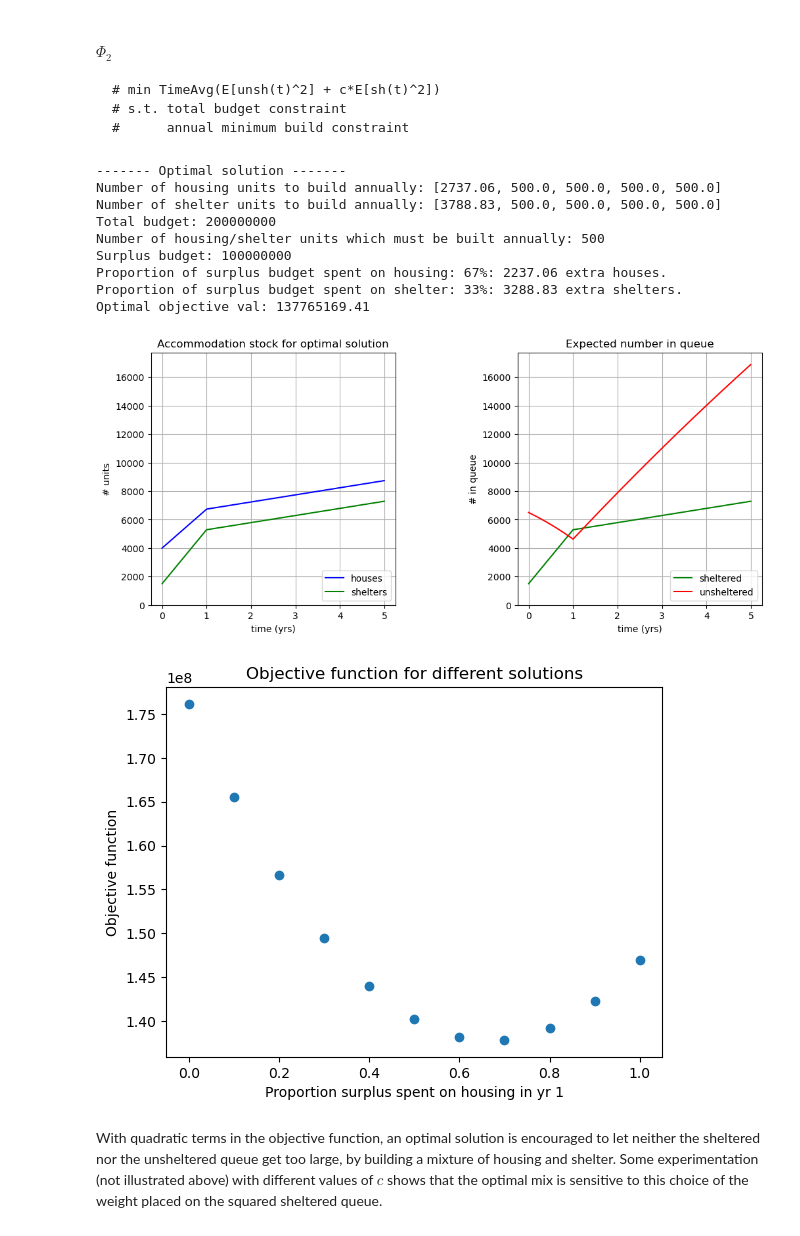
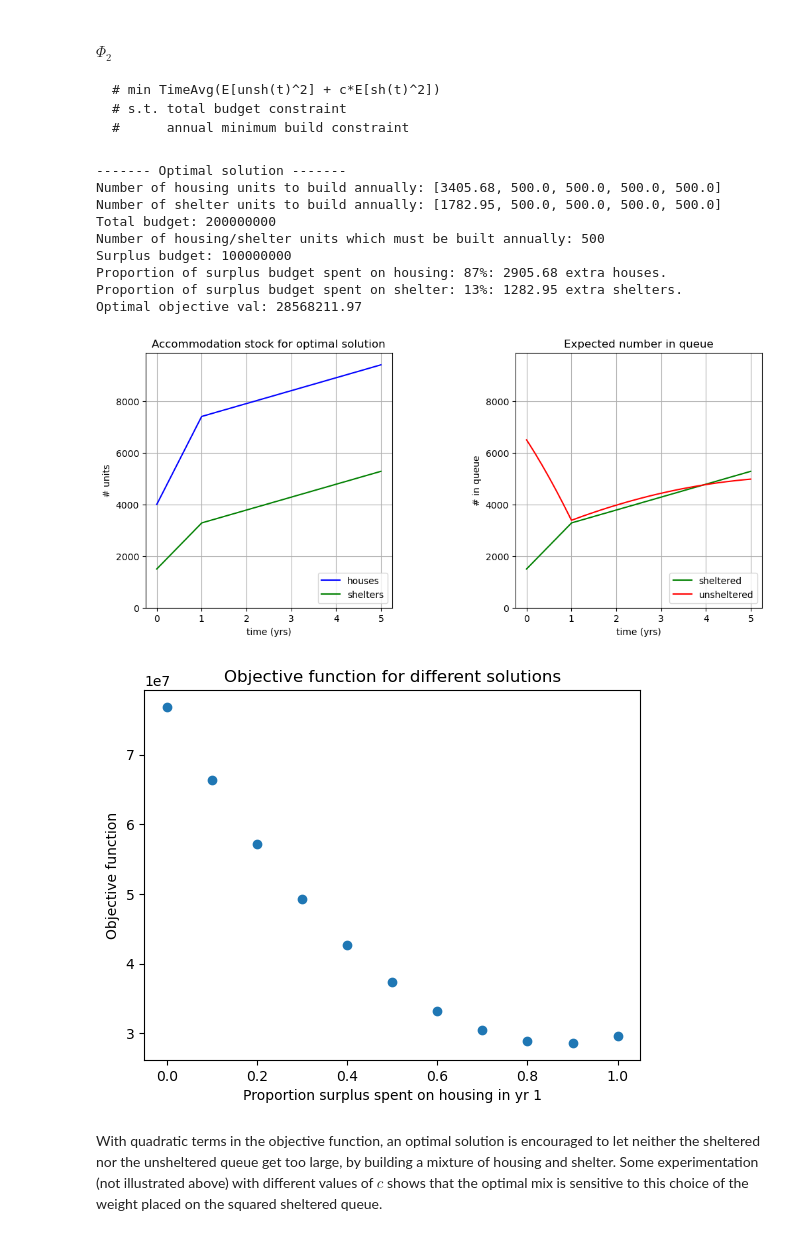
Before and after one commit to grahamburgess3/homeless_services, a Jupyter notebook: 09_Deterministic_Optimisation.ipynb, the cells around one changed output. Drawn from its saved outputs; the diff is of its cells as text; code cells hidden in the pictures.

Commit message:
explore diff arrival rates and modelled horizons

```diff
--- a/09_Deterministic_Optimisation.ipynb
+++ b/09_Deterministic_Optimisation.ipynb
@@ -91,26 +91,29 @@ Here we see that by penalising the size of the sheltered queue, our preference s
     # s.t. total budget constraint
     #      annual minimum build constraint
 # %%
+# change arrival rates
+data['arrival_rates'] = [3500.0]*10
+
 # Set up problem and solve
-problem = do.Phi(data, modeling_options, 'phi2', c=0.75)
+problem = do.Phi(data, modeling_options, 'phi2', c=0.5)
 problem.add_total_budget_constraint()
 problem.add_baseline_build_constraint()
 problem.solve('ipopt')
 problem.print_results()
 problem.plot_opt()
 problem.plot_obj_curve(10)
 # %% [output]
 ------- Optimal solution -------
-Number of housing units to build annually: [2737.06, 500.0, 500.0, 500.0, 500.0]
-Number of shelter units to build annually: [3788.83, 500.0, 500.0, 500.0, 500.0]
+Number of housing units to build annually: [3405.68, 500.0, 500.0, 500.0, 500.0]
+Number of shelter units to build annually: [1782.95, 500.0, 500.0, 500.0, 500.0]
 Total budget: 200000000
 Number of housing/shelter units which must be built annually: 500
 Surplus budget: 100000000
-Proportion of surplus budget spent on housing: 67%: 2237.06 extra houses.
-Proportion of surplus budget spent on shelter: 33%: 3288.83 extra shelters.
-Optimal objective val: 137765169.41
+Proportion of surplus budget spent on housing: 87%: 2905.68 extra houses.
+Proportion of surplus budget spent on shelter: 13%: 1282.95 extra shelters.
+Optimal objective val: 28568211.97
-[figure, old version]
+[figure, new version]
-[figure, old version]
+[figure, new version]
 # %% [markdown]
 With quadratic terms in the objective function, an optimal solution is encouraged to let neither the sheltered nor the unsheltered queue get too large, by building a mixture of housing and shelter. Some experimentation (not illustrated above) with different values of $c$ shows that the optimal mix is sensitive to this choice of the weight placed on the squared sheltered queue.
 # %% [markdown]
```
Also changed, not shown: parts of 9 cells of this notebook.
